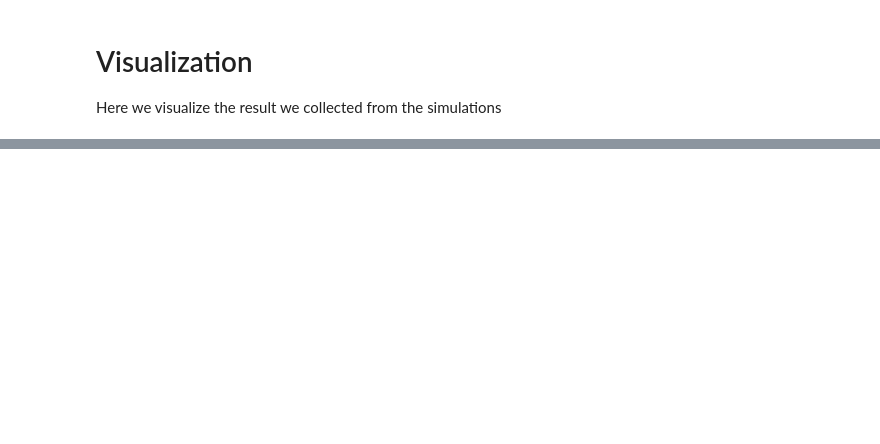
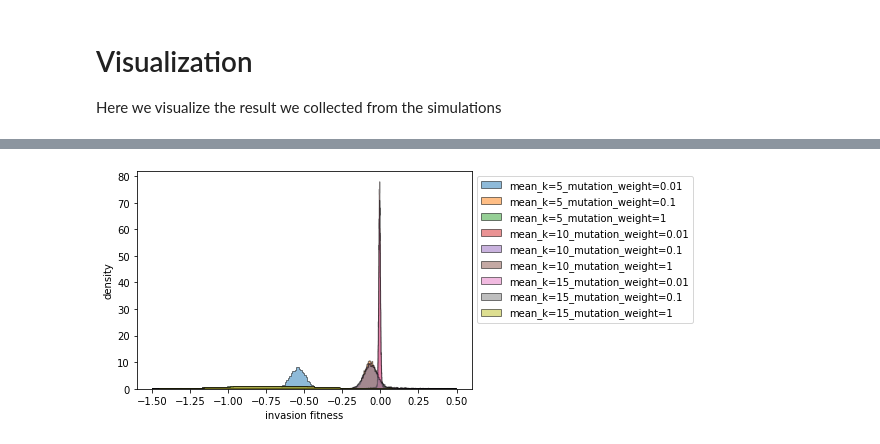
Before and after one commit to fengzhijie88/eco-evolution-simulator, a Jupyter notebook: eco-evolutionary dynamics simulation.ipynb, the cells around one changed output, grey strips where cells are left out. Drawn from its saved outputs; the diff is of its cells as text; code cells hidden in the pictures; blank space fills up the shorter version.

```diff
--- a/eco-evolutionary dynamics simulation.ipynb
+++ b/eco-evolutionary dynamics simulation.ipynb
@@ -316,0 +344,17 @@ plot_2d_results(results_dict, x_data, y_data, x_label, y_label,xscale='log')
+# %%
+def plot_histogram_results(results_dict, data, x_label, y_label, kwargs):
+    for param_key, result in results_dict.items():
+        values = result[data]
+        plt.hist(values, **kwargs,label=param_key,)
+
+    plt.xlabel(x_label)
+    plt.ylabel(y_label)
+
+
+    plt.legend(bbox_to_anchor=(1, 1))
+    plt.show()
+# %%
+kwargs = dict(histtype='stepfilled', alpha=0.5, density=True, bins='auto', ec="k",range=[-1.5,0.5])
+plot_histogram_results(results_dict,"List_invasion_fitness", "invasion fitness","density", kwargs)
+# %% [output]
+[figure, added]
```
Also changed, not shown: parts of 5 cells of this notebook.
